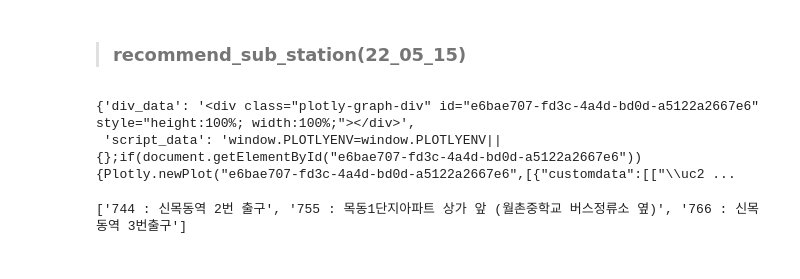
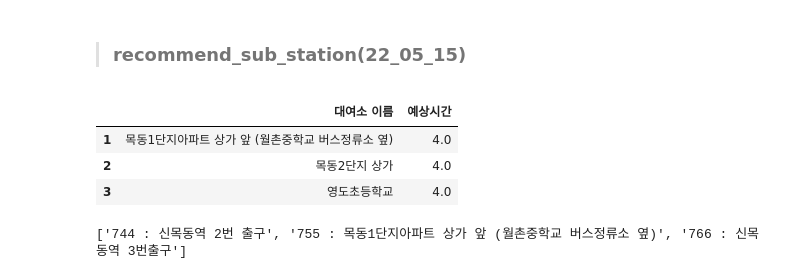
Before and after one commit to yangoos57/seoulBikeProject, a Jupyter notebook: dashboard/plots.ipynb, the cells around one changed output. Cells and saved outputs as stored; diff of their text form; code cells hidden in the pictures.

```diff
--- a/dashboard/plots.ipynb
+++ b/dashboard/plots.ipynb
@@ -385,15 +385,16 @@ class recommend_sub_station:
         )
         data_index = data.bi_st_id.to_list()
 
-        labels = bike_info.query('value == @data_index')
-        est_time = data[['대여소','bi_st_id','total']]
-        result = pd.merge(labels, est_time, how='left', left_on='value',right_on='bi_st_id').sort_values(by='total',ascending=False)
-        return result[['label','대여소']]
+        # labels = bike_info.query('value == @data_index')
+        est_time = data[['st_name','대여소']]
+        est_time.columns = ['대여소 이름', '예상시간']
+        # result = pd.merge(labels, est_time, how='left', left_on='value',right_on='bi_st_id').sort_values(by='total',ascending=False)
+        return est_time
 
 
     def plotly_image(self):
 
-        # figure 만들기P
+        # figure 만들기
         fig = px.scatter_mapbox(
             self.nearest_sub,
             lat="latitude",
@@ -449,36 +450,38 @@ class recommend_sub_station:
                 accesstoken="pk.eyJ1IjoieWFuZ29vcyIsImEiOiJjbDNqd2tkN2IwbGdmM2pvNzF0c2M4NnZkIn0.J3IjPYg3w28cGiWkUD7bnA",
                 style='mapbox://styles/yangoos/cl4cljdka001o14n3cll7whrh/draft'
             ),
             legend=dict(
                 yanchor="top",
                 y=0.98,
                 xanchor="right",
                 x=0.98,
                 bgcolor="rgba(223, 235, 223, 0.8)",
                 title={'text': None}
             ),
         )
         # fig.show()
         off_plot = plotly.io.to_html(
             fig,
             config=dict(displayModeBar=False),
             include_plotlyjs=False,
             full_html=True,
             include_mathjax=False,
         )
         bs = BeautifulSoup(off_plot, features="html.parser")
         div_data = bs.find("div", "plotly-graph-div")
         script_data = bs.find("script").text.replace(" ", "")
         context = {"div_data": str(div_data), "script_data": str(script_data)}
         return context
 
 
 
 # recommend_sub_station(test_data[0],754,near_sub, station, bike_info).nearest_sub
-recommend_sub_station(test_data[0],754,near_sub, station, bike_info).plotly_image()
+recommend_sub_station(test_data[0],754,near_sub, station, bike_info).frequent_estimation()
 # %% [output]
-{'div_data': '<div class="plotly-graph-div" id="e6bae707-fd3c-4a4d-bd0d-a5122a2667e6" style="height:100%; width:100%;"></div>',
- 'script_data': 'window.PLOTLYENV=window.PLOTLYENV||{};if(document.getElementById("e6bae707-fd3c-4a4d-bd0d-a5122a2667e6")){Plotly.newPlot("e6bae707-fd3c-4a4d-bd0d-a5122a2667e6",[{"customdata":[["\\uc2 ...
+|  | 대여소 이름 | 예상시간 |
+| 1 | 목동1단지아파트 상가 앞 (월촌중학교 버스정류소 옆) | 4.0 |
+| 2 | 목동2단지 상가 | 4.0 |
+| 3 | 영도초등학교 | 4.0 |
 # %%
 data = (
     test_data[0]
```
Also changed, not shown: 23 other files.
